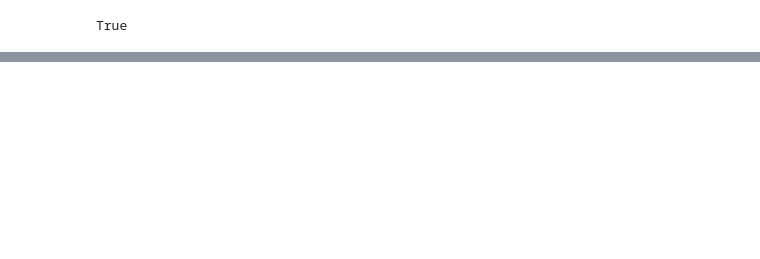
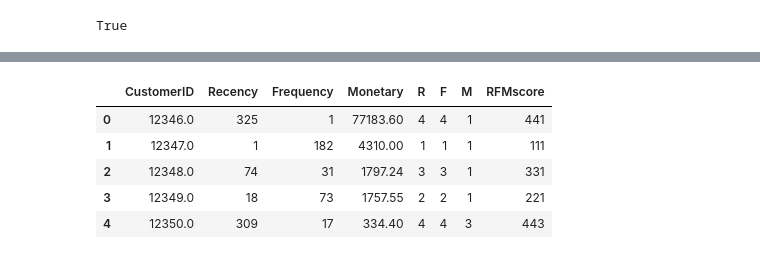
Before and after one commit to ovokpus/Customer-Segmentation, a Jupyter notebook: retail_project.ipynb, the cells around one changed output, grey strips where cells are left out. Saved outputs shown, nothing was run; the diff lists cells and outputs as text; code cells hidden in the pictures; blank space fills up the shorter version.

```diff
--- a/retail_project.ipynb
+++ b/retail_project.ipynb
@@ -635,0 +650,6 @@ True
+# %%
+quartiles = rfm_data.quantile(q = [0.25, 0.5, 0.75])
+print(quartiles)
+
+quartiles = quartiles.to_dict()
+quartiles
@@ -635,0 +672,30 @@ True
+# %%
+rfm_sgmnt = rfm_data
+
+'''Function arguments: v = value, rfm = RFMscore, q = quartile dict)'''
+def Rfunction(v, rfm, q):
+    if v <= q[rfm][0.25]:
+        return 1
+    elif v <= q[rfm][0.50]:
+        return 2
+    elif v <= q[rfm][0.75]:
+        return 3
+    else:
+        return 4
+
+'''Function arguments: v = value, rfm = RFMscore, q = quartile dict)'''
+def FMfunction(v, rfm, q):
+    if v <= q[rfm][0.25]:
+        return 4
+    elif v <= q[rfm][0.50]:
+        return 3
+    elif v <= q[rfm][0.75]:
+        return 2
+    else:
+        return 1
+# %%
+rfm_sgmnt['R'] = rfm_sgmnt['Recency'].apply(Rfunction, args=('Recency', quartiles))
+rfm_sgmnt['F'] = rfm_sgmnt['Frequency'].apply(FMfunction, args=('Frequency', quartiles))
+rfm_sgmnt['M'] = rfm_sgmnt['Monetary'].apply(FMfunction, args=('Monetary', quartiles))
+
+rfm_sgmnt.head()
@@ -635,0 +709,11 @@ True
+# %%
+rfm_sgmnt['RFMscore'] = rfm_sgmnt['R'].map(str) + rfm_sgmnt['F'].map(str) + rfm_sgmnt['M'].map(str)
+
+rfm_sgmnt.head()
+# %% [output]
+|  | CustomerID | Recency | Frequency | Monetary | R | F | M | RFMscore |
+| 0 | 12346.0 | 325 | 1 | 77183.60 | 4 | 4 | 1 | 441 |
+| 1 | 12347.0 | 1 | 182 | 4310.00 | 1 | 1 | 1 | 111 |
+| 2 | 12348.0 | 74 | 31 | 1797.24 | 3 | 3 | 1 | 331 |
+| 3 | 12349.0 | 18 | 73 | 1757.55 | 2 | 2 | 1 | 221 |
+| 4 | 12350.0 | 309 | 17 | 334.40 | 4 | 4 | 3 | 443 |
```
Also changed, not shown: parts of 10 cells of this notebook.
